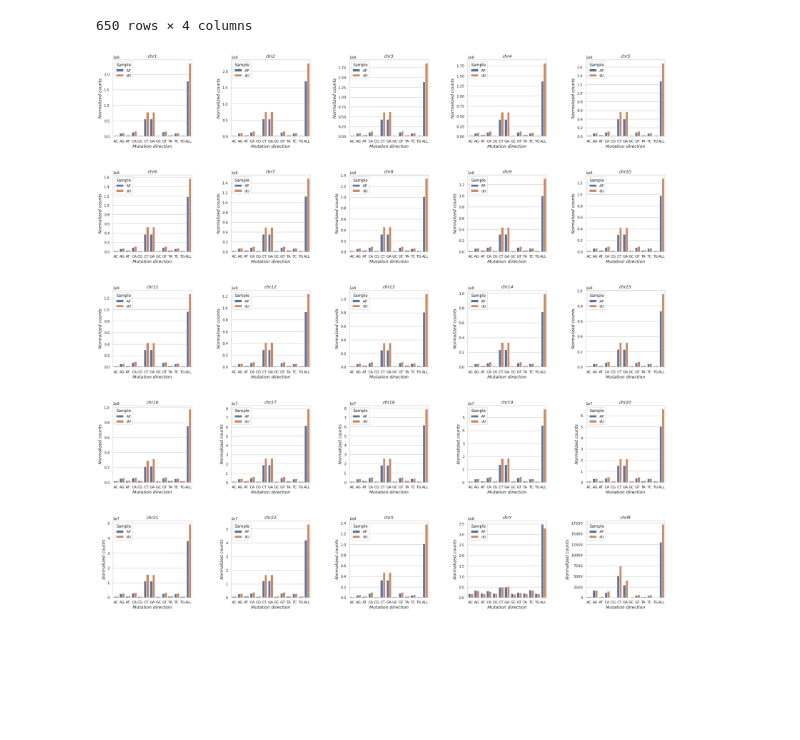
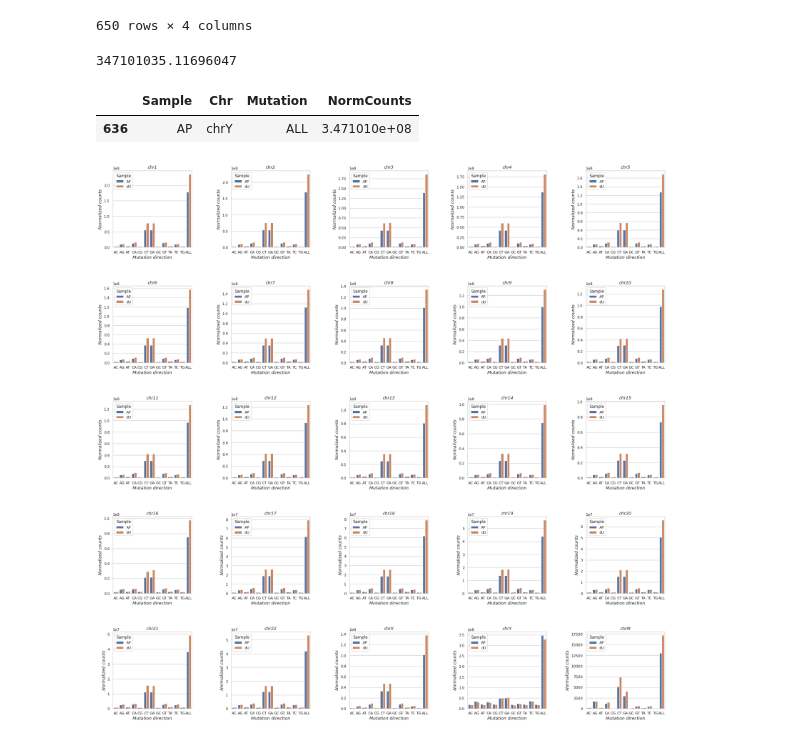
Before and after one commit to hermanzhaozzzz/snakepipes_detect-seq, a Jupyter notebook: step.02.after-snk.TEST_heatmap_for_base_to_base_percentage_and_count.ipynb, the cells around one changed output. Cells and saved outputs as stored; diff of their text form; code cells hidden in the pictures; blank space fills up the shorter version.

```diff
--- a/step.02.after-snk.TEST_heatmap_for_base_to_base_percentage_and_count.ipynb
+++ b/step.02.after-snk.TEST_heatmap_for_base_to_base_percentage_and_count.ipynb
@@ -10,7 +10,7 @@ import matplotlib.pyplot as plt
 # percentage
 # %%
 # PATH = '../bmat_info_tsv/293T-bat_GBEmini-AP-RNF2-All-PD_rep1_hg38.MAPQ20.tsv'
-PATH = '../bmat_info_tsv/293T-bat_GBEmini-dU-RNF2-All-PD_rep1_hg38.MAPQ20.tsv'
+PATH = '../bmat_info_tsv/293T-bat_GBEmini-dU-RNF2-All-PD_rep1_hg38.MAPQ20.tsv.bak'
 
 
 df = pd.read_csv(PATH, sep='\t')
@@ -131,0 +133,3 @@ ls_dU_reads_count = [int(i[2]) for i in ls_cmd2]
+# %%
+for index,chroms in enumerate(['chr'+str(i) for i in (list(range(1,23)) + ['X','Y','M'])]):
+    print(chroms,ls_AP_reads_count[index],ls_dU_reads_count[index],'FC: ',ls_AP_reads_count[index]/ls_dU_reads_count[index])
@@ -140,12 +162,17 @@ df_dU['reads_count'] = ls_dU_reads_count
 df_dU['chr_length'] = ls_dU_chr_length
 df_AP['reads_count'] = ls_AP_reads_count
 df_AP['chr_length'] = ls_AP_chr_length
-
+df_AP_ori = df_AP
 for index,chroms in enumerate(['chr'+str(i) for i in (list(range(1,23)) + ['X','Y','M'])]):
+    # raw
+#     df_dU.loc[chroms,['AC', 'AG', 'AT', 'CA', 'CG', 'CT', 'GA', 'GC', 'GT', 'TA', 'TC', 'TG', 'mutation_all']] = df_dU.loc[chroms,['AC', 'AG', 'AT', 'CA', 'CG', 'CT', 'GA', 'GC', 'GT', 'TA', 'TC', 'TG', 'mutation_all']]
+    # norm
     df_dU.loc[chroms,['AC', 'AG', 'AT', 'CA', 'CG', 'CT', 'GA', 'GC', 'GT', 'TA', 'TC', 'TG', 'mutation_all']] = df_dU.loc[chroms,['AC', 'AG', 'AT', 'CA', 'CG', 'CT', 'GA', 'GC', 'GT', 'TA', 'TC', 'TG', 'mutation_all']].map(lambda x: x/df_dU.loc[chroms,'reads_count']*df_dU.loc[chroms,'chr_length'])
 df_dU_nor = df_dU.copy()
 
 for index,chroms in enumerate(['chr'+str(i) for i in (list(range(1,23)) + ['X','Y','M'])]):
+    # raw
+#     df_AP.loc[chroms,['AC', 'AG', 'AT', 'CA', 'CG', 'CT', 'GA', 'GC', 'GT', 'TA', 'TC', 'TG', 'mutation_all']] = df_AP.loc[chroms,['AC', 'AG', 'AT', 'CA', 'CG', 'CT', 'GA', 'GC', 'GT', 'TA', 'TC', 'TG', 'mutation_all']]
+    # norm
     df_AP.loc[chroms,['AC', 'AG', 'AT', 'CA', 'CG', 'CT', 'GA', 'GC', 'GT', 'TA', 'TC', 'TG', 'mutation_all']] = df_AP.loc[chroms,['AC', 'AG', 'AT', 'CA', 'CG', 'CT', 'GA', 'GC', 'GT', 'TA', 'TC', 'TG', 'mutation_all']].map(lambda x: x/df_AP.loc[chroms,'reads_count']*df_AP.loc[chroms,'chr_length'])
-df_dU_nor = df_dU.copy()
 df_AP_nor = df_AP.copy()
@@ -209,6 +215,16 @@ df_final
 | 648 | dU | chrY | TG | 1.694871e+07 |
 | 649 | dU | chrY | ALL | 3.287174e+08 |
 650 rows × 4 columns
+# %%
+# check data
+df_final[(df_final.Chr=='chrY') & (df_final.Sample=='AP') & (df_final.Mutation!='ALL')]['NormCounts'].sum()
+# %% [output]
+347101035.11696047
+# %%
+df_final[(df_final.Chr=='chrY') & (df_final.Sample=='AP') & (df_final.Mutation=='ALL')]
+# %% [output]
+|  | Sample | Chr | Mutation | NormCounts |
+| 636 | AP | chrY | ALL | 3.471010e+08 |
 # %%
 import seaborn as sns
 import matplotlib.pyplot as plt
```
Also changed, not shown: parts of 6 cells of this notebook, 30 other files.
